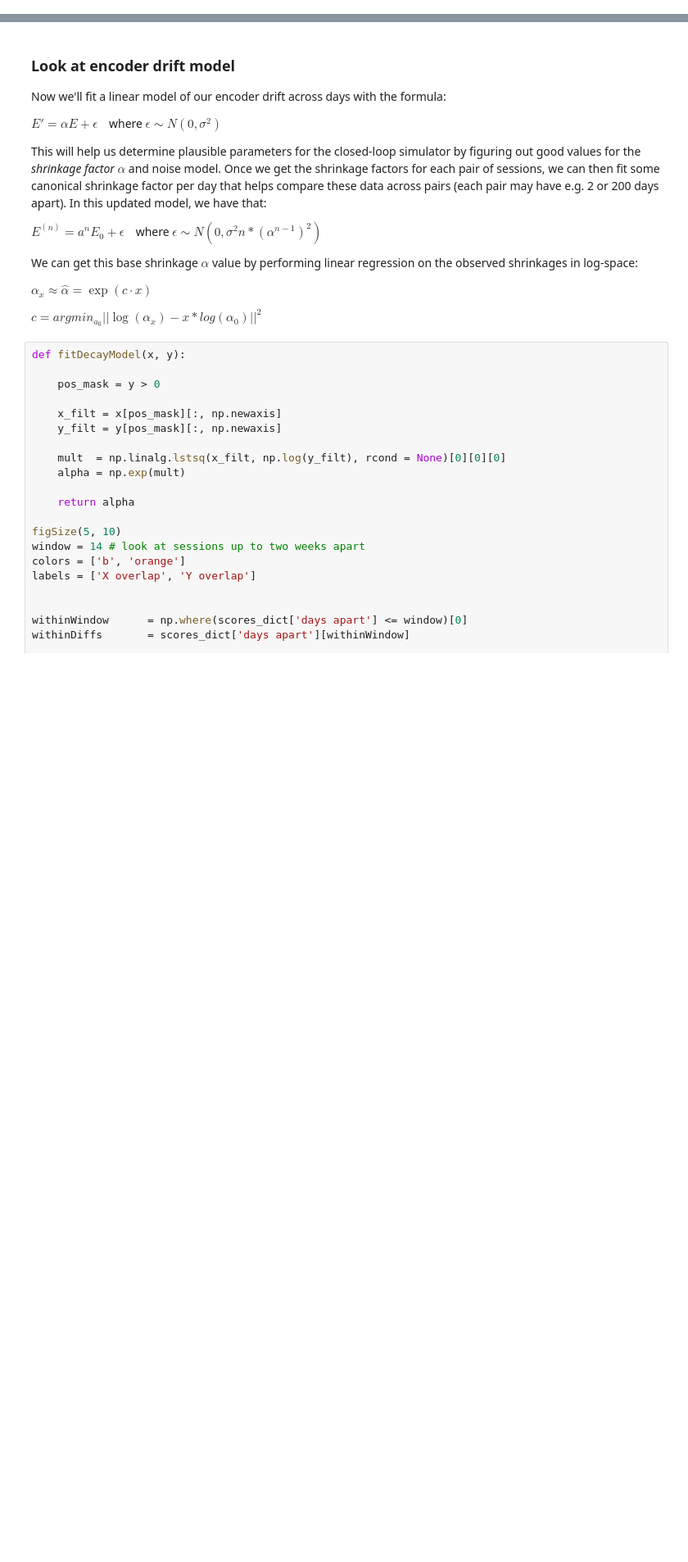
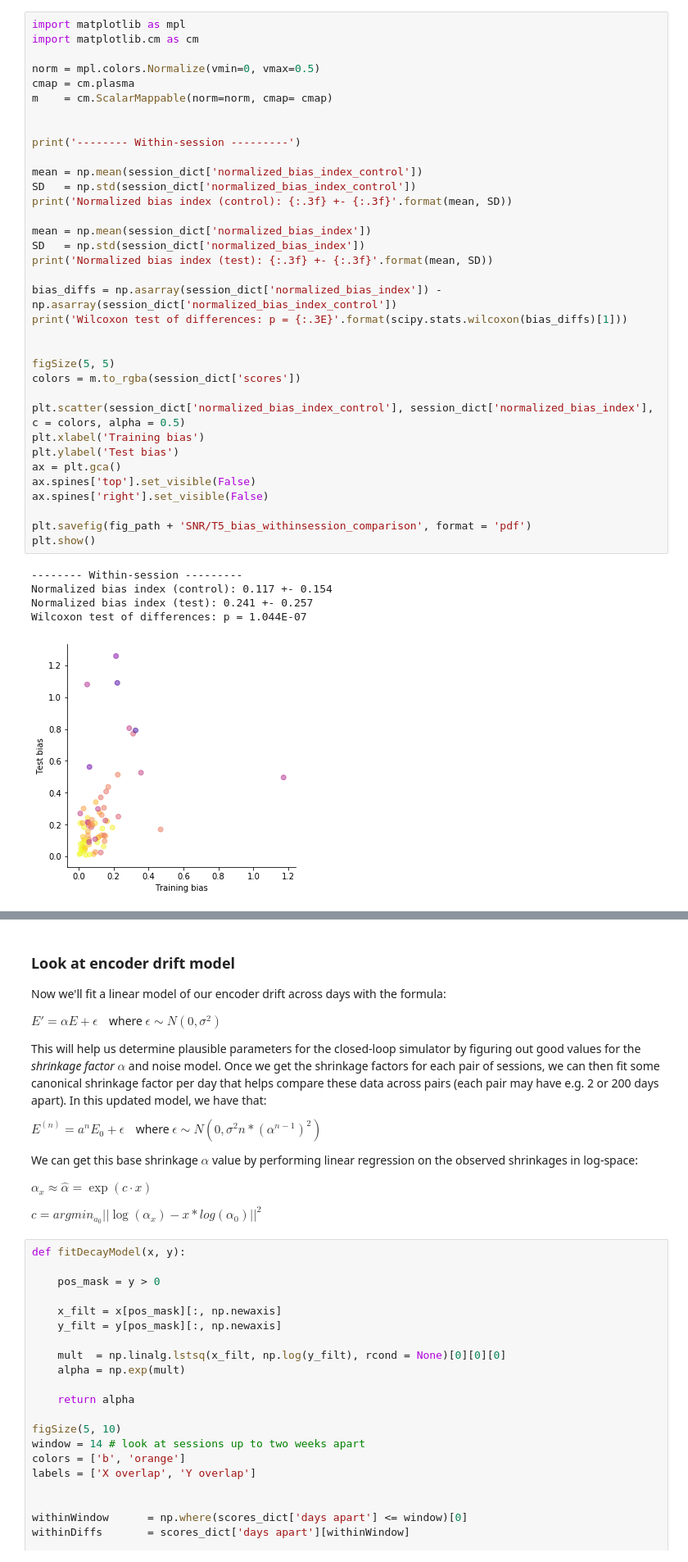
Before and after one commit to guyhwilson/nonstationarities, a Jupyter notebook: notebooks/nonstationarities_across_time.ipynb, the cells around one changed output, grey strips where cells are left out. Shown at 82% size. Drawn from its saved outputs; the diff is of its cells as text; blank space fills up the shorter version.

```diff
--- a/notebooks/nonstationarities_across_time.ipynb
+++ b/notebooks/nonstationarities_across_time.ipynb
@@ -227,0 +250,41 @@ NameError: name 'fitEncodingMatrix' is not defined
+# %%
+import matplotlib as mpl
+import matplotlib.cm as cm
+
+norm = mpl.colors.Normalize(vmin=0, vmax=0.5)
+cmap = cm.plasma
+m    = cm.ScalarMappable(norm=norm, cmap= cmap)
+
+
+print('-------- Within-session ---------')
+
+mean = np.mean(session_dict['normalized_bias_index_control'])
+SD   = np.std(session_dict['normalized_bias_index_control'])
+print('Normalized bias index (control): {:.3f} +- {:.3f}'.format(mean, SD))
+
+mean = np.mean(session_dict['normalized_bias_index'])
+SD   = np.std(session_dict['normalized_bias_index'])
+print('Normalized bias index (test): {:.3f} +- {:.3f}'.format(mean, SD))
+
+bias_diffs = np.asarray(session_dict['normalized_bias_index']) - np.asarray(session_dict['normalized_bias_index_control'])
+print('Wilcoxon test of differences: p = {:.3E}'.format(scipy.stats.wilcoxon(bias_diffs)[1]))
+
+
+figSize(5, 5)
+colors = m.to_rgba(session_dict['scores'])
+
+plt.scatter(session_dict['normalized_bias_index_control'], session_dict['normalized_bias_index'], c = colors, alpha = 0.5)
+plt.xlabel('Training bias')
+plt.ylabel('Test bias')
+ax = plt.gca()
+ax.spines['top'].set_visible(False)
+ax.spines['right'].set_visible(False)
+
+plt.savefig(fig_path + 'SNR/T5_bias_withinsession_comparison', format = 'pdf')
+plt.show()
+# %% [output]
+-------- Within-session ---------
+Normalized bias index (control): 0.117 +- 0.154
+Normalized bias index (test): 0.241 +- 0.257
+Wilcoxon test of differences: p = 1.044E-07
+[figure, added]
```
Also changed, not shown: parts of 30 cells of this notebook, 27 other files.
